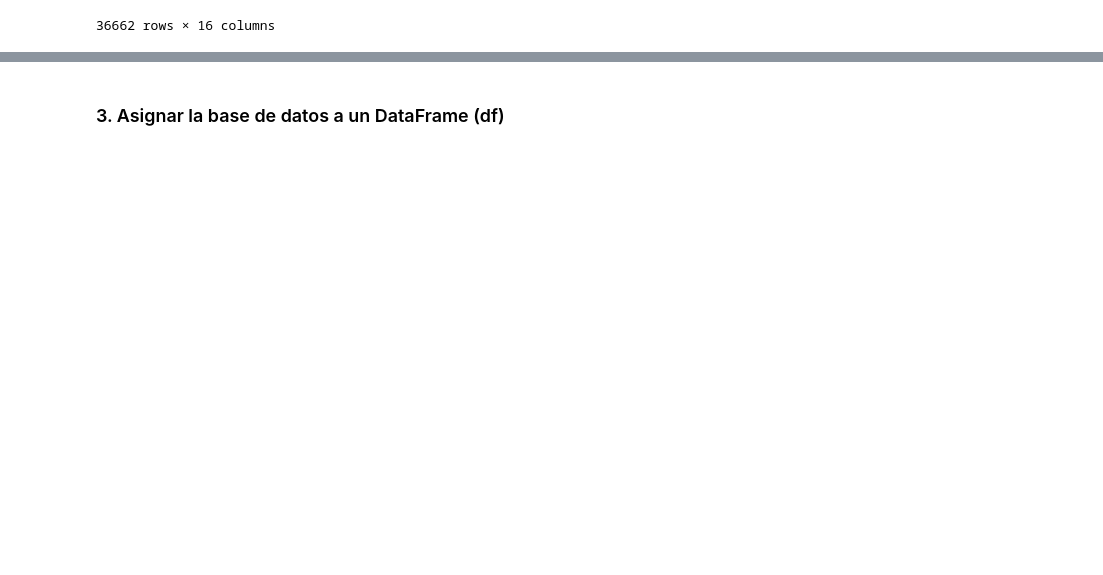
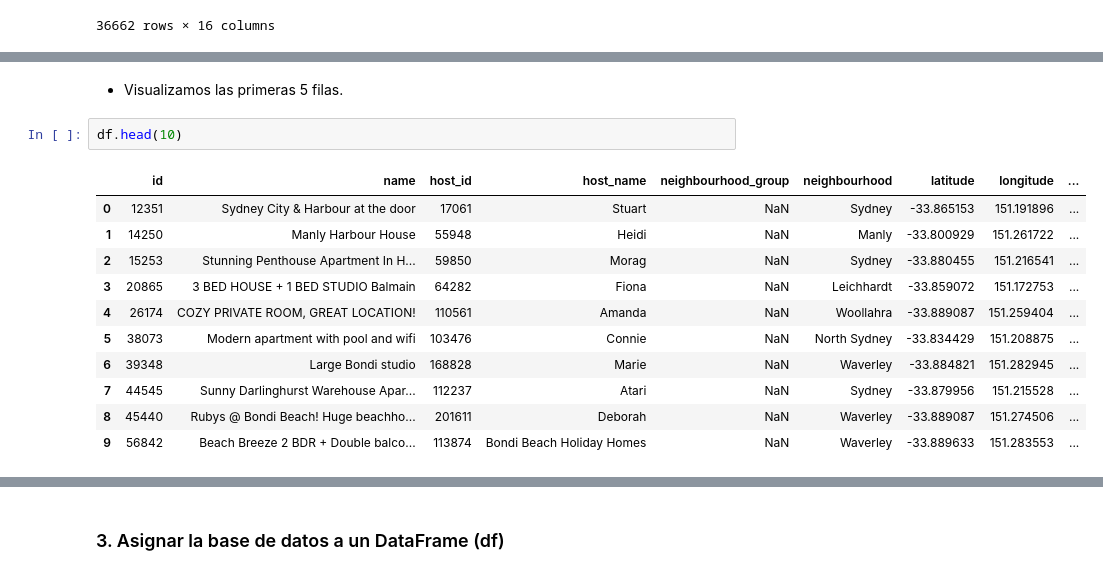
Before and after one commit to stph89/AirBnB_Data_Visualizations_Streamlit, a Jupyter notebook: Sidney_AirBnB_Project.ipynb, the cells around one changed output, grey strips where cells are left out. Saved outputs shown, nothing was run; the diff lists cells and outputs as text; blank space fills up the shorter version.

```diff
--- a/Sidney_AirBnB_Project.ipynb
+++ b/Sidney_AirBnB_Project.ipynb
@@ -49,0 +51,16 @@ df
+# %% [markdown]
+- Visualizamos las primeras 5 filas.
+# %%
+df.head(10)
+# %% [output]
+|  | id | name | host_id | host_name | neighbourhood_group | neighbourhood | latitude | longitude | ... |
+| 0 | 12351 | Sydney City & Harbour at the door | 17061 | Stuart | NaN | Sydney | -33.865153 | 151.191896 | ... |
+| 1 | 14250 | Manly Harbour House | 55948 | Heidi | NaN | Manly | -33.800929 | 151.261722 | ... |
+| 2 | 15253 | Stunning Penthouse Apartment In H... | 59850 | Morag | NaN | Sydney | -33.880455 | 151.216541 | ... |
+| 3 | 20865 | 3 BED HOUSE + 1 BED STUDIO Balmain | 64282 | Fiona | NaN | Leichhardt | -33.859072 | 151.172753 | ... |
+| 4 | 26174 | COZY PRIVATE ROOM, GREAT LOCATION! | 110561 | Amanda | NaN | Woollahra | -33.889087 | 151.259404 | ... |
+| 5 | 38073 | Modern apartment with pool and wifi | 103476 | Connie | NaN | North Sydney | -33.834429 | 151.208875 | ... |
+| 6 | 39348 | Large Bondi studio | 168828 | Marie | NaN | Waverley | -33.884821 | 151.282945 | ... |
+| 7 | 44545 | Sunny Darlinghurst Warehouse Apar... | 112237 | Atari | NaN | Sydney | -33.879956 | 151.215528 | ... |
+| 8 | 45440 | Rubys @ Bondi Beach! Huge beachho... | 201611 | Deborah | NaN | Waverley | -33.889087 | 151.274506 | ... |
+| 9 | 56842 | Beach Breeze 2 BDR + Double balco... | 113874 | Bondi Beach Holiday Homes | NaN | Waverley | -33.889633 | 151.283553 | ... |
```
Also changed, not shown: parts of 14 cells of this notebook.
